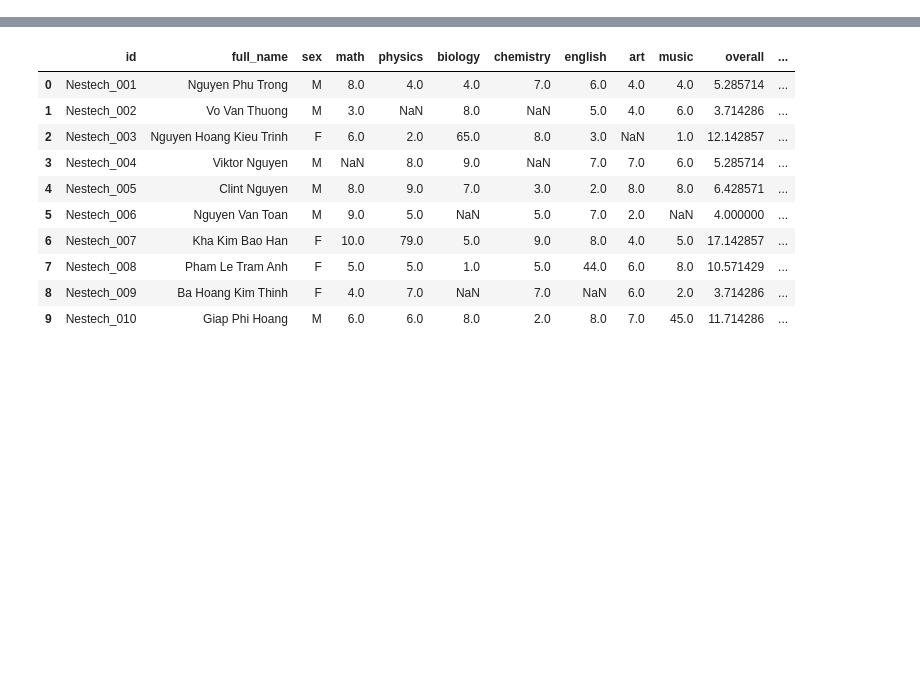
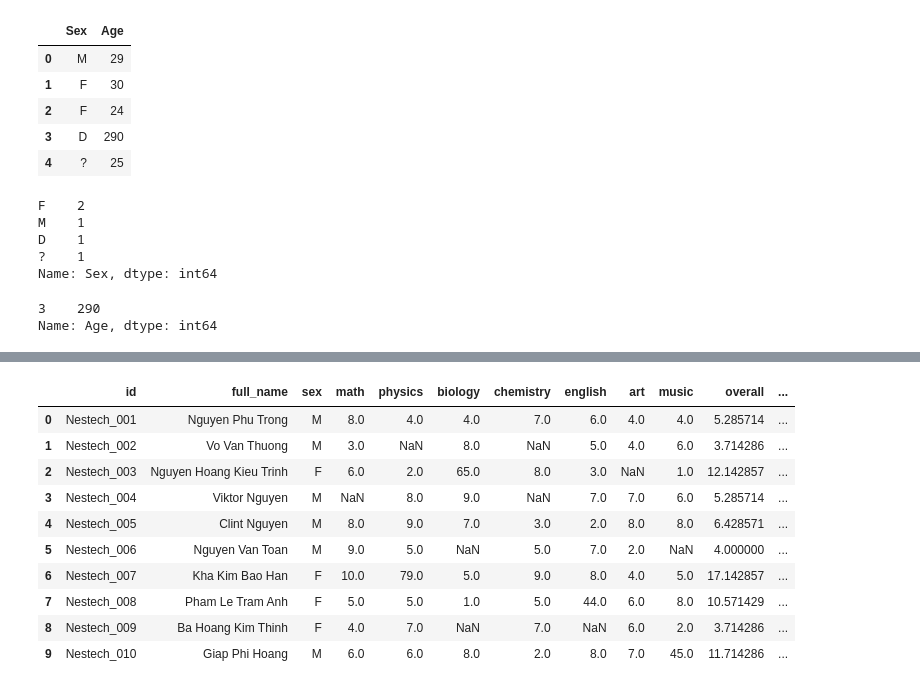
Before and after one commit to Disconnnected/self_training, a Jupyter notebook: data_analyst/numpy/self/pandas_cleaning.ipynb, the cells around one changed output, grey strips where cells are left out. Saved outputs shown, nothing was run; the diff lists cells and outputs as text; code cells hidden in the pictures; blank space fills up the shorter version.

```diff
--- a/data_analyst/numpy/rmotr/pandas_cleaning.ipynb
+++ b/data_analyst/numpy/self/pandas_cleaning.ipynb
@@ -24,0 +213,13 @@ import numpy as np
+# %%
+df = pd.DataFrame({
+    'Sex': ['M', 'F', 'F', 'D', '?'],
+    'Age': [29, 30, 24, 290, 25],
+})
+df
+# %% [output]
+|  | Sex | Age |
+| 0 | M | 29 |
+| 1 | F | 30 |
+| 2 | F | 24 |
+| 3 | D | 290 |
+| 4 | ? | 25 |
@@ -24,0 +228,10 @@ import numpy as np
+# %%
+df['Sex'].unique()
+np.size(df['Sex'].unique())
+df['Sex'].value_counts()
+# %% [output]
+F    2
+M    1
+D    1
+?    1
+Name: Sex, dtype: int64
@@ -24,0 +250,7 @@ import numpy as np
+# %%
+df[df['Age'] > 100]
+# df.loc[df["Age"] > 100, "Age"]
+df.loc[df['Age'] > 100, 'Age'] = df.loc[df['Age'] > 100, 'Age'] / 10
+# %% [output]
+3    290
+Name: Age, dtype: int64
```
Also changed, not shown: parts of 44 cells of this notebook, 30 other files.
